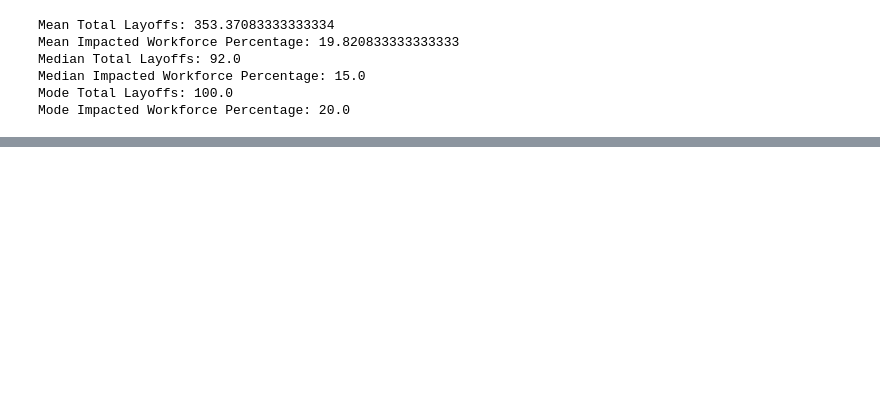
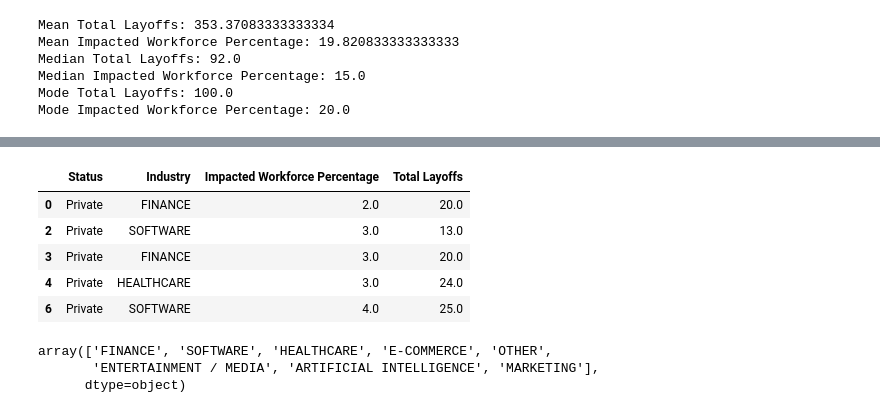
Before and after one commit to Bearit99/Project_1_Group_5, a Jupyter notebook: Final_project.ipynb.ipynb, the cells around one changed output, grey strips where cells are left out. Drawn from its saved outputs; the diff is of its cells as text; code cells hidden in the pictures; blank space fills up the shorter version.

```diff
--- a/Final_project.ipynb.ipynb
+++ b/Final_project.ipynb.ipynb
@@ -433,0 +481,29 @@ Mode Impacted Workforce Percentage: 20.0
+# %%
+# Organize 150 industries into 8 categories
+
+Status_indus_df['Industry'] = Status_indus_df['Industry'].replace(['Health Care', 'telehealth, wellness', 'Beauty tech', 'InsurTech','Cloud Infrastructure, health care' ,'Health care, predictive analytics' ,'Health care' ,'health care, health insurance' ,'Health care, pharmaceuticals' ,'health care, data collection' ,'Insurtech, fintech' ,'Health care, analytics' ,'health care, telehealth' ,'Health Care, Diagnostics' ,'Pediatrics, telehealth' ,'health care, analytics' ,'personal health, wellness' ,'health care' ,'PropTech, InsurTech'], 'HEALTHCARE')
+Status_indus_df['Industry'] = Status_indus_df['Industry'].replace(['Fintech, payments', 'fintech, data analytics', 'Cryptocurrency' ,'Blockchain, cryptocurrency' ,'Fintech' ,'FinTech' ,'Fintech, analytics' ,'fintech, personal finance' ,'social impact, finance' ,'Fintech, SaaS' ,'Cryptocurrency, FinTech' ,'fintech, money transfer' ,'Fintech, software' ,'FinTech, PropTech' ,'Cryptocurrency, blockchain' ,'Fintech, banking'], "FINANCE")
+Status_indus_df['Industry'] = Status_indus_df['Industry'].replace(['Saas, analytics' ,'telecommunications, enterprise software' ,'Cybersecurity' ,'productivity, enterprise software' ,'enterprise software, productivity' ,'SaaS, enterprise software' ,'SecOps, security' ,'Natural Language Processing' ,'Cloud services, cybersecurity' ,'customer service, automation' ,'Video Conferencing Software' ,'Mobile Apps, Developer Tools' ,'security, enterprise software' ,'Marketing Automation' ,'cybsersecurity, predictive analytics' ,'Developer APIs, enterprise software' ,'cybersecurity, cloud services' ,'collaboration, enterprise software' ,'Software, Biotech' ,'enterprise software, SaaS' ,'Enterprise software, customer service' ,'data center, enterprise software' ,'CRM, enterprise software' ,'Enterprise Software' ,'Saas, APIs' ,'Software' ,'Email Software'], "SOFTWARE")
+Status_indus_df['Industry'] = Status_indus_df['Industry'].replace(['food and beverage, e-commerce' ,'Food delivery, ecommerce' ,'Media, E-commerce' ,'E-commerce, retail' ,'E-commerce' ,'Cloud computing, e-commerce' ,'Auto, E-commerce' ,'E-commerce, Delivery' ,'ecommerce, retail' ,'Fashion, e-commerce' ,'E-commerce, SaaS' ,'E-commerce, Logistics'], "E-COMMERCE")
+Status_indus_df['Industry'] = Status_indus_df['Industry'].replace(['Logistics' ,'Big data, cloud computing' ,'Cannabis' ,'Fitness' ,'IoT' ,'HR Tech' ,'Digital media, journalism' ,'Data science, enterprise' ,'Sales tech' ,'Proptech' ,'PropTech' ,'Crowdfunding' ,'consumer goods, vape pens' ,'EdTech, IT' ,'edtech, product management' ,'Cloud computing, web hosting' ,'Employee Benefits, HR Tech' ,'Talent marketplace' ,'Communications Infrastructure' ,'Data Analytics' ,'media, streaming' ,'Smart Home, Security' ,'CRM, IT' ,'PropTech, Real Estate' ,'Home decor, PropTech' ,'Hospitality' ,'AgTech, food and beverage' ,'Legal Tech' ,'Identity verification' ,'social impact, company benefits' ,'Food Tech, Software, Grocery Tech' ,'EdTech' ,'Business development' ,'Enterprise Communication' ,'Data analytics, cloud services' ,'aerospace' ,'Edtech' ,'CleanTech, energy' ,'Real Estate, PropTech' ,'Data storage' ,'Transportation' ,'Insurtech, transportation' ,'electric vehicle, transportation' ,'Transporation, Logistics'], "OTHER")
+Status_indus_df['Industry'] = Status_indus_df['Industry'].replace(['Gaming' ,'Media/entertainment' ,'Video Games, AR' ,'video games' ,'Mobile Apps, Gaming' ,'Esports/Video Games' ,'Video Games' ,'Music' ,'Media, news' ,'Social media' ,'Social Media' ,'Media, Content Creators' ,'News, media' ,'Virtual Events' ,'News'], "ENTERTAINMENT / MEDIA")
+Status_indus_df['Industry'] = Status_indus_df['Industry'].replace(['edtech, artificial intelligence' ,'robotics, AI' ,'Artificial Intelligence, Machine Learning' ,'AI, health care' ,'Artificial intelligence, recruiting' ,'artificial intelligence, robotics' ,'AI, analytics' ,'Artificial intelligence, machine learning' ,'Artificial Intelligence' ,'AI'], "ARTIFICIAL INTELLIGENCE")
+Status_indus_df['Industry'] = Status_indus_df['Industry'].replace(['Marketing' ,'Content marketing' ,'SMS Marketing' ,'marketing, media' ,'Privacy Tech, Marketing Tech' ,'Digital Marketing' ,'Marketing Tech, SMS Marketing'], "MARKETING")
+
+Status_indus_df.head()
+# %% [output]
+|  | Status | Industry | Impacted Workforce Percentage | Total Layoffs |
+| 0 | Private | FINANCE | 2.0 | 20.0 |
+| 2 | Private | SOFTWARE | 3.0 | 13.0 |
+| 3 | Private | FINANCE | 3.0 | 20.0 |
+| 4 | Private | HEALTHCARE | 3.0 | 24.0 |
+| 6 | Private | SOFTWARE | 4.0 | 25.0 |
+# %%
+# Listed Industry categories
+
+sort = Status_indus_df['Industry'].unique()
+sort
+# %% [output]
+array(['FINANCE', 'SOFTWARE', 'HEALTHCARE', 'E-COMMERCE', 'OTHER',
+       'ENTERTAINMENT / MEDIA', 'ARTIFICIAL INTELLIGENCE', 'MARKETING'],
+      dtype=object)
```
Also changed, not shown: parts of 11 cells of this notebook.
